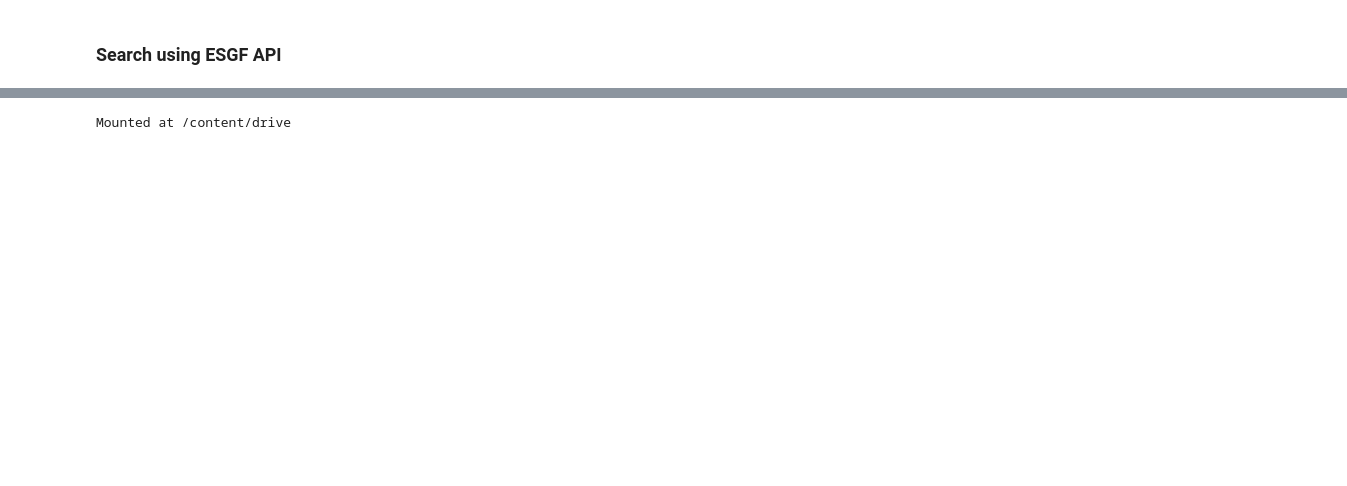
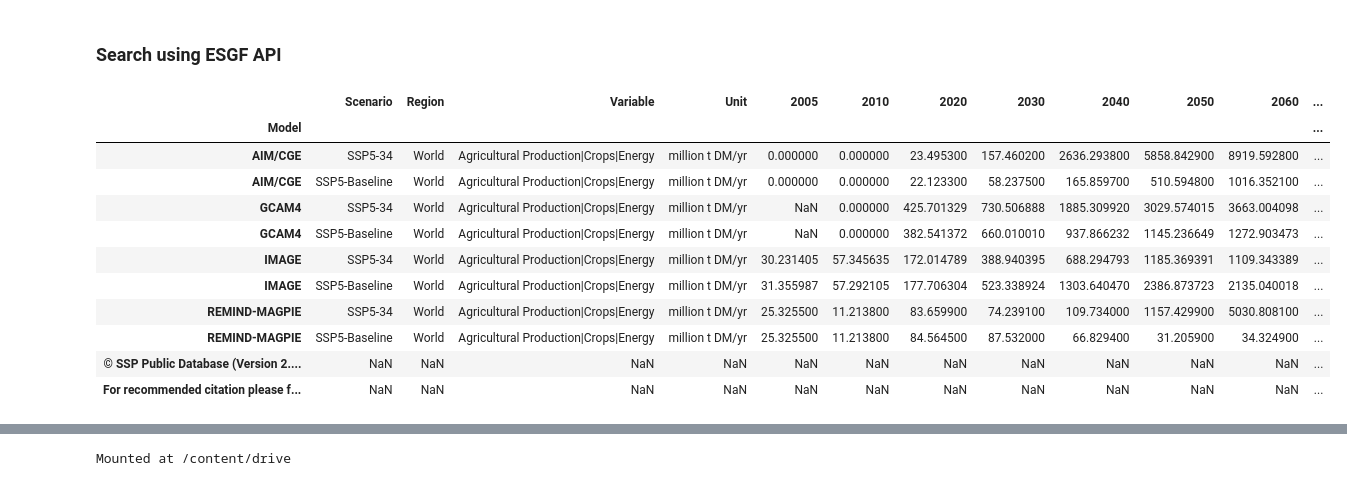
Before and after one commit to benmsanderson/esmperspective, a Jupyter notebook: ESGF_read_harvest.ipynb, the cells around one changed output, grey strips where cells are left out. Cells and saved outputs as stored; diff of their text form; code cells hidden in the pictures; blank space fills up the shorter version.

```diff
--- a/ESGF_read_harvest.ipynb
+++ b/ESGF_read_harvest.ipynb
@@ -175,0 +180,15 @@ for i,mdl in enumerate(mdls):
+# %%
+iam_db
+# %% [output]
+|  | Scenario | Region | Variable | Unit | 2005 | 2010 | 2020 | 2030 | 2040 | 2050 | 2060 | ... |
+| Model |  |  |  |  |  |  |  |  |  |  |  | ... |
+| AIM/CGE | SSP5-34 | World | Agricultural Production|Crops|Energy | million t DM/yr | 0.000000 | 0.000000 | 23.495300 | 157.460200 | 2636.293800 | 5858.842900 | 8919.592800 | ... |
+| AIM/CGE | SSP5-Baseline | World | Agricultural Production|Crops|Energy | million t DM/yr | 0.000000 | 0.000000 | 22.123300 | 58.237500 | 165.859700 | 510.594800 | 1016.352100 | ... |
+| GCAM4 | SSP5-34 | World | Agricultural Production|Crops|Energy | million t DM/yr | NaN | 0.000000 | 425.701329 | 730.506888 | 1885.309920 | 3029.574015 | 3663.004098 | ... |
+| GCAM4 | SSP5-Baseline | World | Agricultural Production|Crops|Energy | million t DM/yr | NaN | 0.000000 | 382.541372 | 660.010010 | 937.866232 | 1145.236649 | 1272.903473 | ... |
+| IMAGE | SSP5-34 | World | Agricultural Production|Crops|Energy | million t DM/yr | 30.231405 | 57.345635 | 172.014789 | 388.940395 | 688.294793 | 1185.369391 | 1109.343389 | ... |
+| IMAGE | SSP5-Baseline | World | Agricultural Production|Crops|Energy | million t DM/yr | 31.355987 | 57.292105 | 177.706304 | 523.338924 | 1303.640470 | 2386.873723 | 2135.040018 | ... |
+| REMIND-MAGPIE | SSP5-34 | World | Agricultural Production|Crops|Energy | million t DM/yr | 25.325500 | 11.213800 | 83.659900 | 74.239100 | 109.734000 | 1157.429900 | 5030.808100 | ... |
+| REMIND-MAGPIE | SSP5-Baseline | World | Agricultural Production|Crops|Energy | million t DM/yr | 25.325500 | 11.213800 | 84.564500 | 87.532000 | 66.829400 | 31.205900 | 34.324900 | ... |
+| © SSP Public Database (Version 2.... | NaN | NaN | NaN | NaN | NaN | NaN | NaN | NaN | NaN | NaN | NaN | ... |
+| For recommended citation please f... | NaN | NaN | NaN | NaN | NaN | NaN | NaN | NaN | NaN | NaN | NaN | ... |
```
Also changed, not shown: parts of 9 cells of this notebook.
